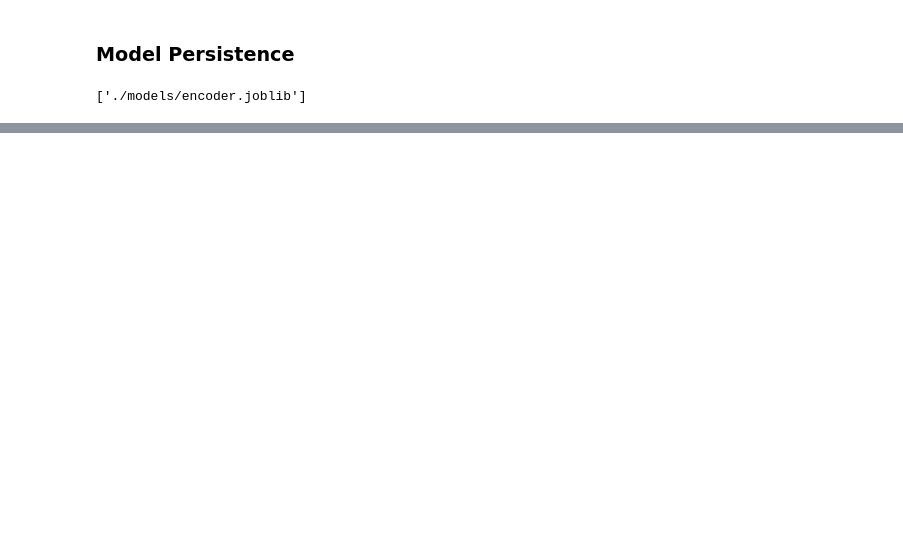
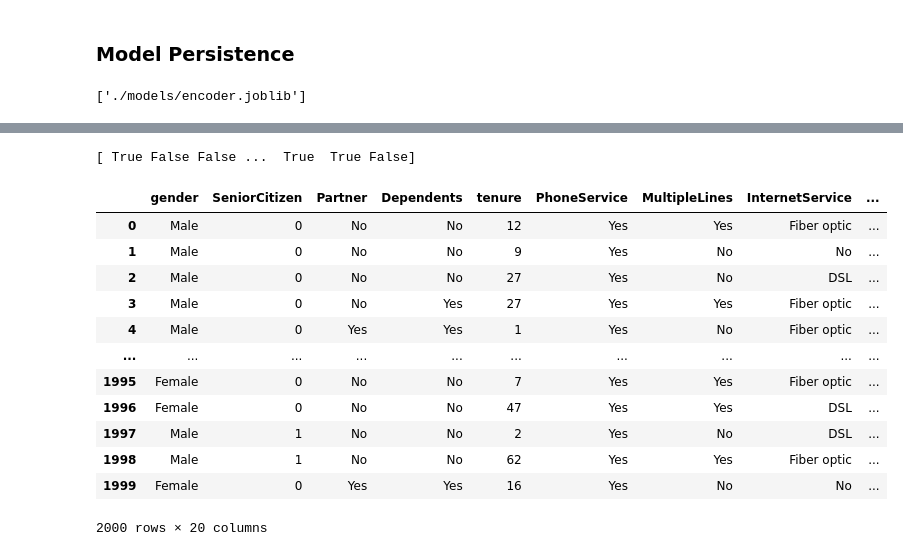
Before and after one commit to Elphoxa/Customer-Churn-Prediction-project, a Jupyter notebook: notebook 3.ipynb, the cells around one changed output, grey strips where cells are left out. Saved outputs shown, nothing was run; the diff lists cells and outputs as text; code cells hidden in the pictures; blank space fills up the shorter version.

```diff
--- a/notebook 3.ipynb
+++ b/notebook 3.ipynb
@@ -1335,0 +1406,42 @@ joblib.dump(label_encoder, './models/encoder.joblib')
+# %%
+# Change the datatype of the variable 'TotalCharges' to a float
+test_data['TotalCharges'] = pd.to_numeric(test_data['TotalCharges'], errors='coerce')
+# %%
+# Load the pre-trained logistic regression pipeline and encoder models
+logistic_pipeline_2 = joblib.load('./models/finished_model.joblib')
+encoder = joblib.load('./models/encoder.joblib')
+
+# Make predictions using the loaded logistic regression pipeline on test data
+prediction = logistic_pipeline_2.predict(test_data)
+
+# Define a threshold
+threshold = 0.28
+
+y_pred_proba = logistic_pipeline_2.predict_proba(test_data)[:, 1]
+
+binary_prediction_2 = (y_pred_proba >= threshold)
+
+# Print the predictions
+print(binary_prediction_2)
+# %% [output]
+[ True False False ...  True  True False]
+# %%
+# Add the predictions as a new column to the test_data DataFrame
+test_data['Churn'] = binary_prediction_2
+# %%
+# Print the DataFrame with b predictions
+test_data
+# %% [output]
+|  | gender | SeniorCitizen | Partner | Dependents | tenure | PhoneService | MultipleLines | InternetService | ... |
+| 0 | Male | 0 | No | No | 12 | Yes | Yes | Fiber optic | ... |
+| 1 | Male | 0 | No | No | 9 | Yes | No | No | ... |
+| 2 | Male | 0 | No | No | 27 | Yes | No | DSL | ... |
+| 3 | Male | 0 | No | Yes | 27 | Yes | Yes | Fiber optic | ... |
+| 4 | Male | 0 | Yes | Yes | 1 | Yes | No | Fiber optic | ... |
+| ... | ... | ... | ... | ... | ... | ... | ... | ... | ... |
+| 1995 | Female | 0 | No | No | 7 | Yes | Yes | Fiber optic | ... |
+| 1996 | Female | 0 | No | No | 47 | Yes | Yes | DSL | ... |
+| 1997 | Male | 1 | No | No | 2 | Yes | No | DSL | ... |
+| 1998 | Male | 1 | No | No | 62 | Yes | Yes | Fiber optic | ... |
+| 1999 | Female | 0 | Yes | Yes | 16 | Yes | No | No | ... |
+2000 rows × 20 columns
```
Also changed, not shown: parts of 24 cells of this notebook, 4 other files.
